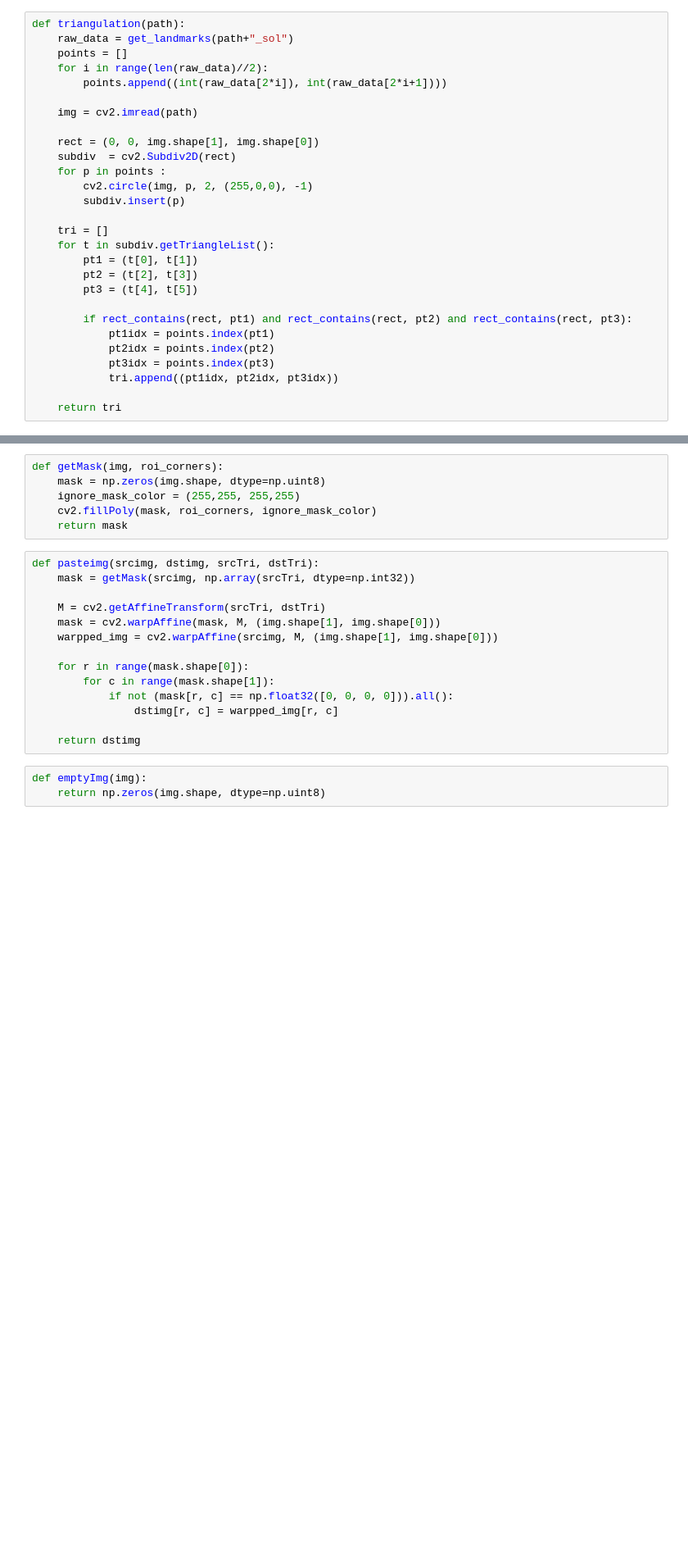
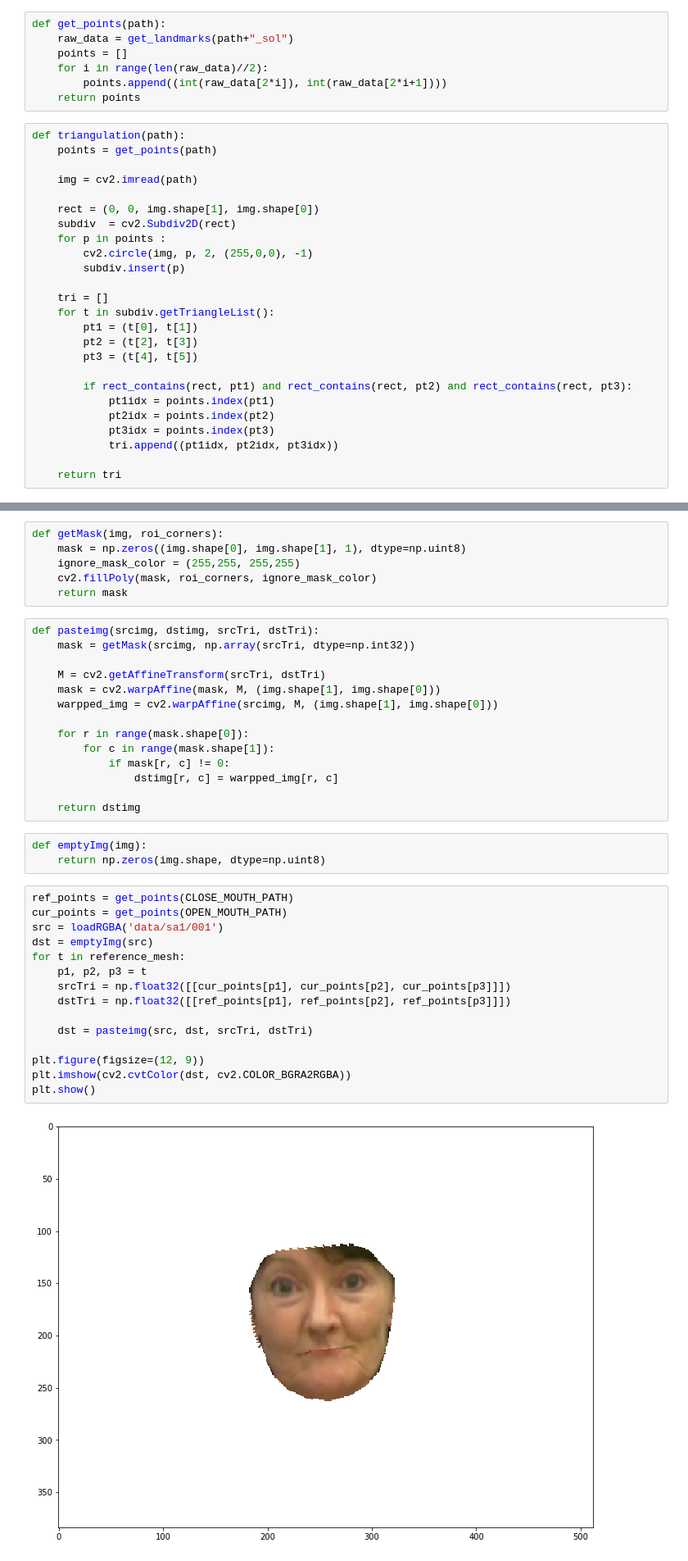
Before and after one commit to chukidadiz/AAM.py, a Jupyter notebook: AAM.ipynb, the cells around one changed output, grey strips where cells are left out. Shown at 82% size. Saved outputs shown, nothing was run; the diff lists cells and outputs as text; blank space fills up the shorter version.

```diff
--- a/AAM.ipynb
+++ b/AAM.ipynb
@@ -37,12 +37,16 @@ def rect_contains(rect, point) :
     elif point[1] > rect[3] :
         return False
     return True
+# %%
+def get_points(path):
+    raw_data = get_landmarks(path+"_sol")
+    points = []
+    for i in range(len(raw_data)//2):
+        points.append((int(raw_data[2*i]), int(raw_data[2*i+1])))
+    return points
 # %%
 def triangulation(path):
-    raw_data = get_landmarks(path+"_sol")
-    points = []
-    for i in range(len(raw_data)//2):
-        points.append((int(raw_data[2*i]), int(raw_data[2*i+1])))
+    points = get_points(path)
 
     img = cv2.imread(path)
 
@@ -106,7 +110,7 @@ def loadRGBA(path):
     return img
 # %%
 def getMask(img, roi_corners):
-    mask = np.zeros(img.shape, dtype=np.uint8)
+    mask = np.zeros((img.shape[0], img.shape[1], 1), dtype=np.uint8)
     ignore_mask_color = (255,255, 255,255)
     cv2.fillPoly(mask, roi_corners, ignore_mask_color)
     return mask
@@ -120,11 +124,28 @@ def pasteimg(srcimg, dstimg, srcTri, dstTri):
 
     for r in range(mask.shape[0]):
         for c in range(mask.shape[1]):
-            if not (mask[r, c] == np.float32([0, 0, 0, 0])).all():
+            if mask[r, c] != 0:
                 dstimg[r, c] = warpped_img[r, c]
 
     return dstimg
 # %%
 def emptyImg(img):
     return np.zeros(img.shape, dtype=np.uint8)
+# %%
+ref_points = get_points(CLOSE_MOUTH_PATH)
+cur_points = get_points(OPEN_MOUTH_PATH)
+src = loadRGBA('data/sa1/001')
+dst = emptyImg(src)
+for t in reference_mesh:
+    p1, p2, p3 = t
+    srcTri = np.float32([[cur_points[p1], cur_points[p2], cur_points[p3]]])
+    dstTri = np.float32([[ref_points[p1], ref_points[p2], ref_points[p3]]])
+
+    dst = pasteimg(src, dst, srcTri, dstTri)
+
+plt.figure(figsize=(12, 9))
+plt.imshow(cv2.cvtColor(dst, cv2.COLOR_BGRA2RGBA))
+plt.show()
+# %% [output]
+[figure, added]
 # %%
```
Also changed, not shown: parts of 1 cell of this notebook.
